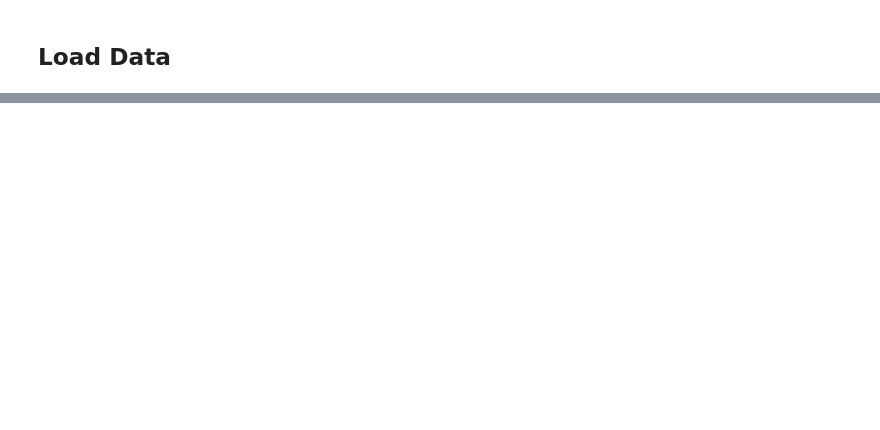
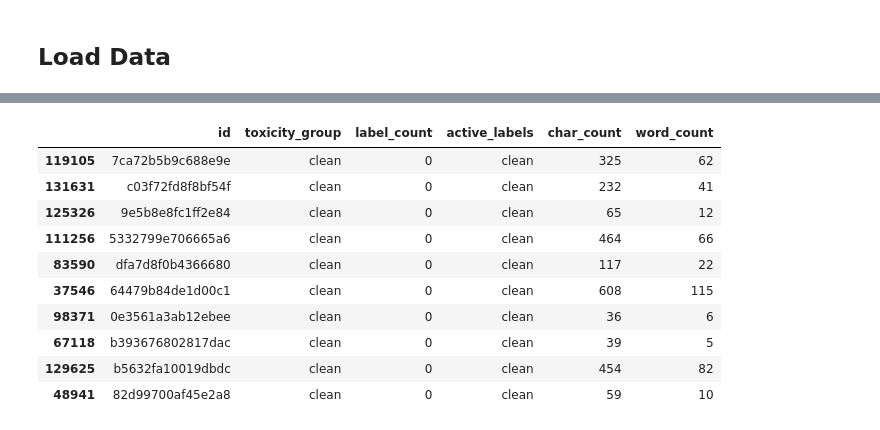
Before and after one commit to aadityane93/Toxic_Comments_Sentiment_Analysis, a Jupyter notebook: 1_Analysis.ipynb, the cells around one changed output, grey strips where cells are left out. Drawn from its saved outputs; the diff is of its cells as text; code cells hidden in the pictures; blank space fills up the shorter version.

```diff
--- a/1_Analysis.ipynb
+++ b/1_Analysis.ipynb
@@ -60,0 +221,9 @@ train_df.head()
+# %%
+train_df["label_count"] = train_df[label_columns].sum(axis=1)
+train_df["any_toxic"] = (train_df["label_count"] > 0).astype(int)
+train_df["toxicity_group"] = np.where(train_df["any_toxic"] == 1, "toxic", "clean")
+
+binary_distribution = train_df["toxicity_group"].value_counts().rename_axis("group").reset_index(name="count")
+binary_distribution["percent"] = (binary_distribution["count"] / len(train_df) * 100).round(4)
+
+display(binary_distribution)
@@ -60,0 +280,17 @@ train_df.head()
+# %%
+def active_label_names(row):
+    active = [label for label in label_columns if row[label] == 1]
+    return "clean" if len(active) == 0 else "+".join(active)
+
+train_df["active_labels"] = train_df[label_columns].apply(active_label_names, axis=1)
+
+top_label_combinations = (
+    train_df["active_labels"]
+    .value_counts()
+    .head(15)
+    .rename_axis("label_combination")
+    .reset_index(name="comment_count")
+)
+top_label_combinations["percent"] = (top_label_combinations["comment_count"] / len(train_df) * 100).round(4)
+
+display(top_label_combinations)
@@ -60,0 +453,20 @@ train_df.head()
+# %%
+sample_metadata = (
+    train_df[["id", "toxicity_group", "label_count", "active_labels", "char_count", "word_count"]]
+    .sample(10, random_state=42)
+    .sort_values(["toxicity_group", "label_count"], ascending=[False, False])
+)
+
+display(sample_metadata)
+# %% [output]
+|  | id | toxicity_group | label_count | active_labels | char_count | word_count |
+| 119105 | 7ca72b5b9c688e9e | clean | 0 | clean | 325 | 62 |
+| 131631 | c03f72fd8f8bf54f | clean | 0 | clean | 232 | 41 |
+| 125326 | 9e5b8e8fc1ff2e84 | clean | 0 | clean | 65 | 12 |
+| 111256 | 5332799e706665a6 | clean | 0 | clean | 464 | 66 |
+| 83590 | dfa7d8f0b4366680 | clean | 0 | clean | 117 | 22 |
+| 37546 | 64479b84de1d00c1 | clean | 0 | clean | 608 | 115 |
+| 98371 | 0e3561a3ab12ebee | clean | 0 | clean | 36 | 6 |
+| 67118 | b393676802817dac | clean | 0 | clean | 39 | 5 |
+| 129625 | b5632fa10019dbdc | clean | 0 | clean | 454 | 82 |
+| 48941 | 82d99700af45e2a8 | clean | 0 | clean | 59 | 10 |
```
Also changed, not shown: parts of 40 cells of this notebook, 8 other files.
